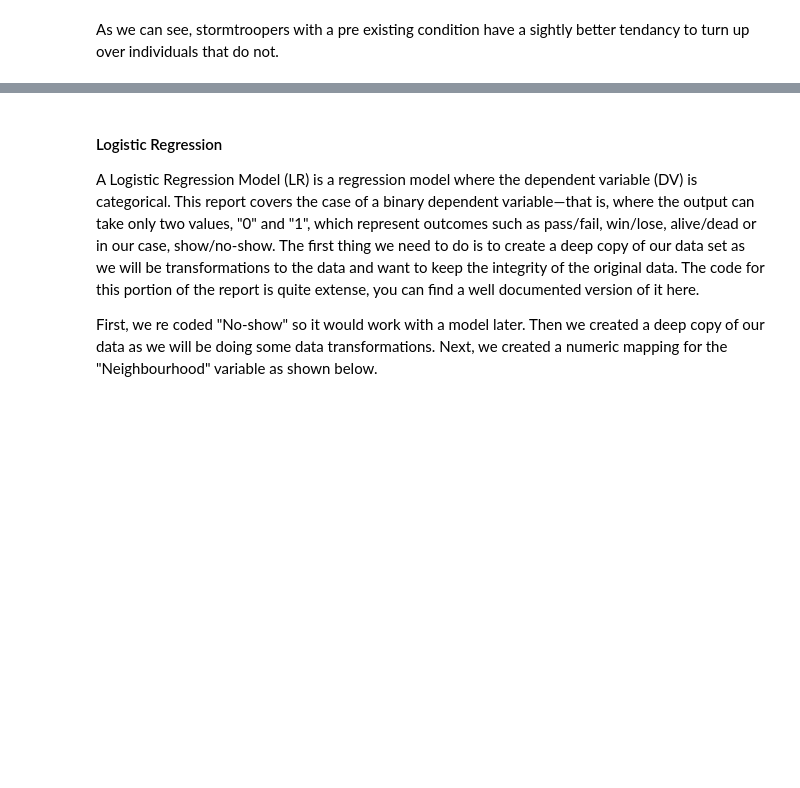
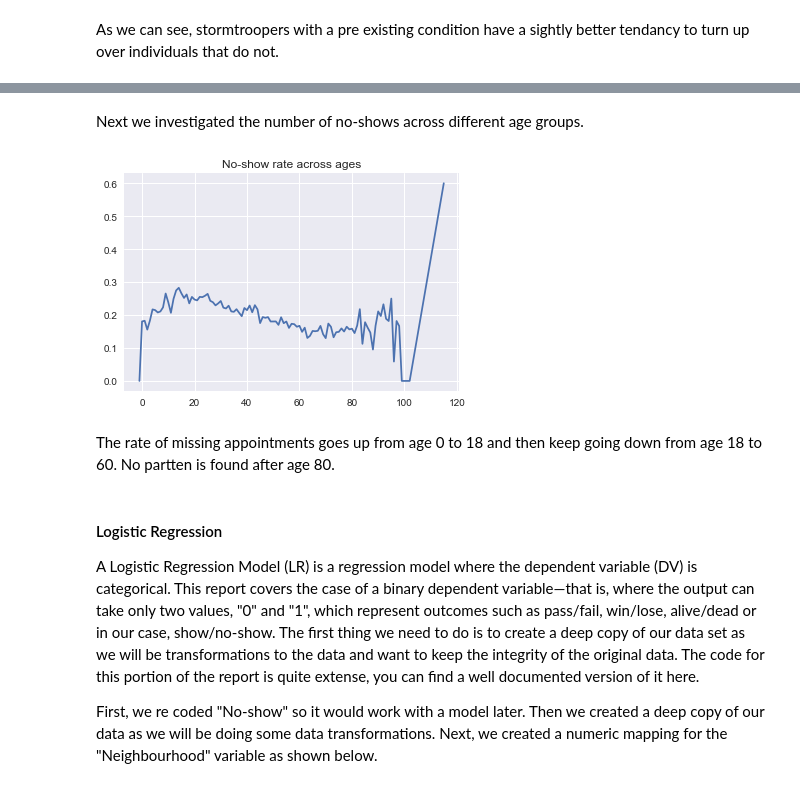
Before and after one commit to fairfield-university-is505-fall2017/The-Empire-Project, a Jupyter notebook: README.ipynb, the cells around one changed output, grey strips where cells are left out. Saved outputs shown, nothing was run; the diff lists cells and outputs as text; code cells hidden in the pictures; blank space fills up the shorter version.

```diff
--- a/README.ipynb
+++ b/README.ipynb
@@ -372,3 +377,21 @@ As we can see, stormtroopers with a pre existing condition have a sightly better
+# %% [markdown]
+Next we investigated the number of no-shows across different age groups.
+# %%
+#Take the number of No-show cases by using a pandas crosstab
+# Creat a new column called No_show_portion to show the portion of No-show
+
+age_ns = pd.crosstab(medical_data['Age'], medical_data['No-show'])
+age_ns['No_show_portion'] = age_ns['Yes'] / (age_ns['Yes'] + age_ns['No'])
+
+#Plot the No-show rate across ages
+
+plt.plot(age_ns.index,age_ns['No_show_portion'])
+plt.title('No-show rate across ages')
+plt.show()
+# %% [output]
+[figure, added]
+# %% [markdown]
+The rate of missing appointments goes up from age 0 to 18 and then keep going down from age 18 to 60. No partten is found after age 80.
 # %% [markdown]
 #### Logistic Regression
 
```
Also changed, not shown: parts of 5 cells of this notebook, 2 other files.
